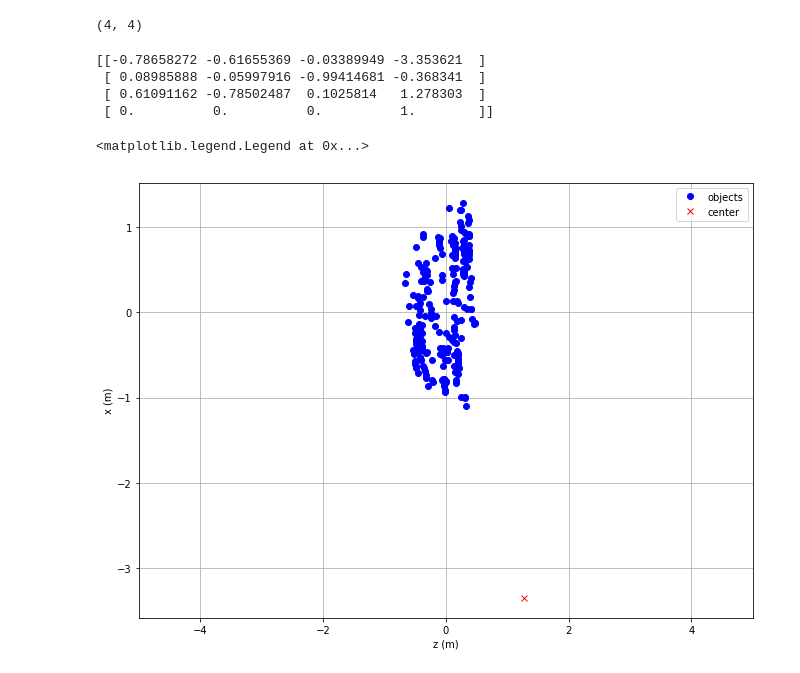
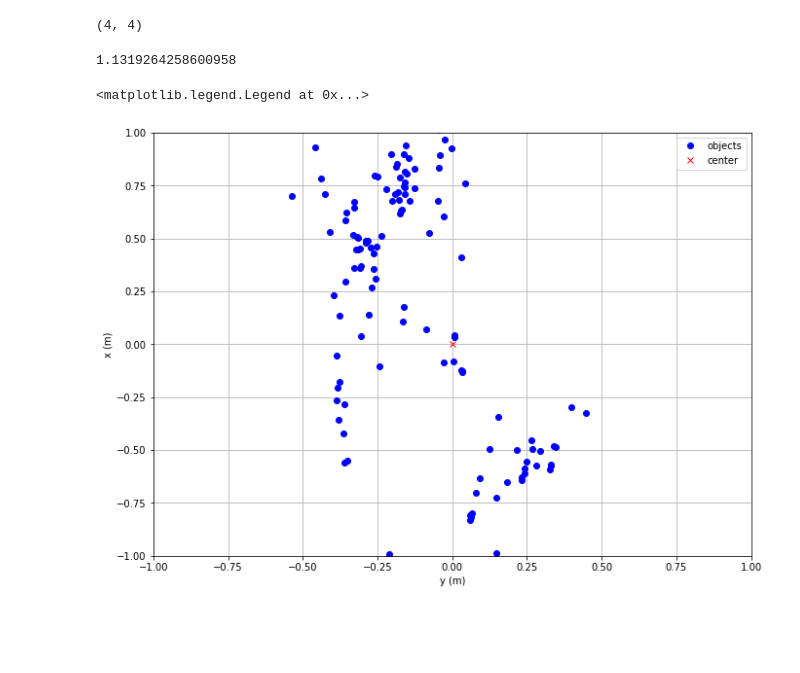
Before and after one commit to kandithws/ORB_SLAM2, a Jupyter notebook: scripts/process_pointcloud.ipynb, the cells around one changed output. Cells and saved outputs as stored; diff of their text form; code cells hidden in the pictures; blank space fills up the shorter version.

```diff
--- a/scripts/process_pointcloud.ipynb
+++ b/scripts/process_pointcloud.ipynb
@@ -47,24 +47,27 @@ def get_local_points(Two, points):
 # %%
 ID = 0
 fragment = pointclouds[ID]
 obj = objects[objects['#id'] == ID].iloc[0]
 # points = np.asarray(fragment.points)
 points = get_local_points(obj['T'], np.asarray(fragment.points))
 # points = points[points[:,2] > 0.5]
+
+# Note: must filter ground points out manually, because chairs can see ground
+lowest_z = np.min(points[:, 2])
+highest_z = np.max(points[:, 2])
+print(highest_z - lowest_z)
+points = points[ points[:, 2] > lowest_z + 0.7]
 plt.figure(figsize=(11,8))
-plt.xlabel('z (m)')
+plt.xlabel('y (m)')
 plt.ylabel('x (m)')
-plt.xlim((-10,0))
-plt.xlim((-5,5))
+plt.xlim((-1,1))
+plt.ylim((-1,1))
 plt.grid(True)
 # Draw points
-plt.plot(points[:, 2], points[:, 0], 'ro', color='b', label='objects')
-plt.plot(obj['z'], obj['x'], 'rx', color='r', label='center')
+plt.plot(points[:, 1], points[:, 0], 'ro', color='b', label='objects')
+plt.plot(0, 0, 'rx', color='r', label='center')
 plt.legend()
 # %% [output]
-[[-0.78658272 -0.61655369 -0.03389949 -3.353621  ]
- [ 0.08985888 -0.05997916 -0.99414681 -0.368341  ]
- [ 0.61091162 -0.78502487  0.1025814   1.278303  ]
- [ 0.          0.          0.          1.        ]]
+1.1319264258600958
 <matplotlib.legend.Legend at 0x...>
-[figure, old version]
+[figure, new version]
```
